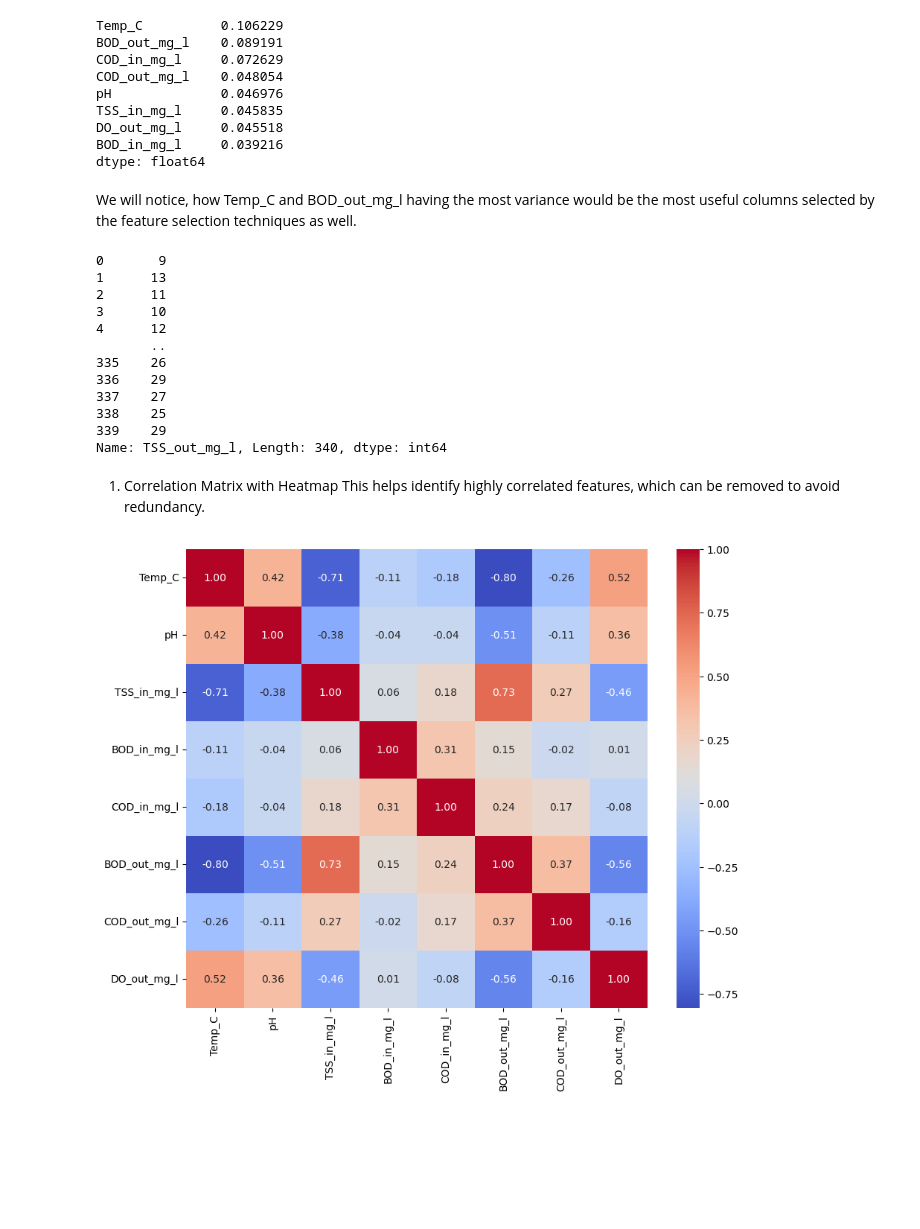
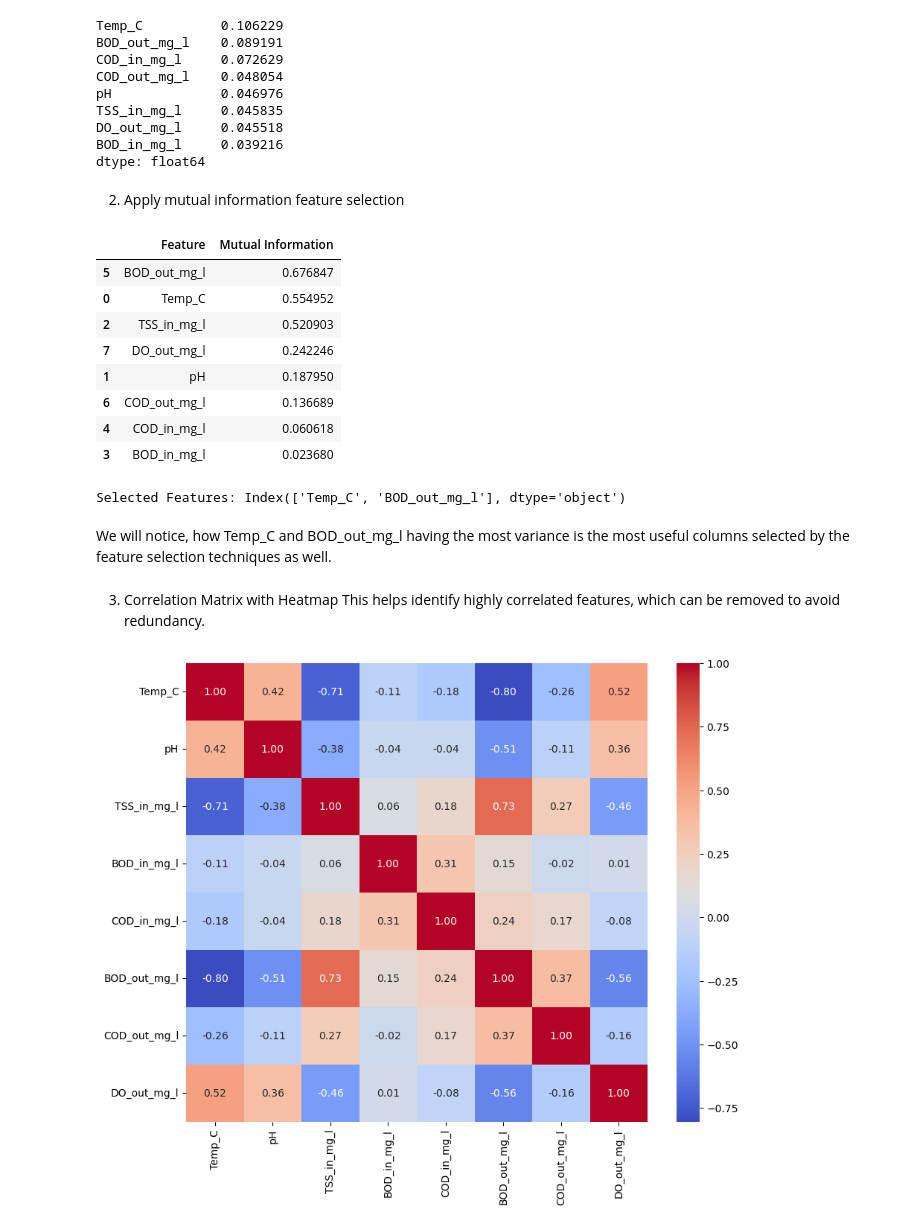
Before and after one commit to rajatchauhan99/Waste-Water-Treatment-Plant, a Jupyter notebook: notebooks/feature_selection.ipynb, the cells around one changed output. Drawn from its saved outputs; the diff is of its cells as text; code cells hidden in the pictures; blank space fills up the shorter version.

Commit message:
tried MI feature selection technique

```diff
--- a/notebooks/feature_selection.ipynb
+++ b/notebooks/feature_selection.ipynb
@@ -76,31 +124,58 @@ TSS_in_mg_l     0.045835
 DO_out_mg_l     0.045518
 BOD_in_mg_l     0.039216
 dtype: float64
+# %% [markdown]
+2. Apply mutual information feature selection
+# %%
+import pandas as pd
+import numpy as np
+from sklearn.feature_selection import mutual_info_classif
+
+# Calculate mutual information between each feature and the target
+mi = mutual_info_classif(X, y)
+
+# Create a DataFrame to show the results
+mi_df = pd.DataFrame({
+    'Feature': X.columns,
+    'Mutual Information': mi
+})
+
+# Sort the features by mutual information score
+mi_df = mi_df.sort_values(by='Mutual Information', ascending=False)
+
+mi_df
+# %% [output]
+|  | Feature | Mutual Information |
+| 5 | BOD_out_mg_l | 0.676847 |
+| 0 | Temp_C | 0.554952 |
+| 2 | TSS_in_mg_l | 0.520903 |
+| 7 | DO_out_mg_l | 0.242246 |
+| 1 | pH | 0.187950 |
+| 6 | COD_out_mg_l | 0.136689 |
+| 4 | COD_in_mg_l | 0.060618 |
+| 3 | BOD_in_mg_l | 0.023680 |
+# %%
+from sklearn.feature_selection import SelectKBest, mutual_info_classif
+
+# Select the top 2 features based on mutual information
+selector = SelectKBest(mutual_info_classif, k=2)
+X_new = selector.fit_transform(X, y)
+
+# Get the names of the selected features
+selected_features = X.columns[selector.get_support()]
+
+print("Selected Features:", selected_features)
+# %% [output]
+Selected Features: Index(['Temp_C', 'BOD_out_mg_l'], dtype='object')
 # %% [markdown]
-We will notice, how Temp_C and BOD_out_mg_l having the most variance would be the most useful columns selected by the feature selection techniques as well.
+We will notice, how Temp_C and BOD_out_mg_l having the most variance is the most useful columns selected by the feature selection techniques as well.
-# %%
-y = df["TSS_out_mg_l"]
-y
-# %% [output]
-0       9
-1      13
-2      11
-3      10
-4      12
-       ..
-335    26
-336    29
-337    27
-338    25
-339    29
-Name: TSS_out_mg_l, Length: 340, dtype: int64
 # %%
 from sklearn.model_selection import train_test_split
 
 # Split your data into training and test sets
 X_train, X_test, y_train, y_test = train_test_split(X, y, test_size=0.2, random_state=42)
 # %% [markdown]
-1. Correlation Matrix with Heatmap
+3. Correlation Matrix with Heatmap
 This helps identify highly correlated features, which can be removed to avoid redundancy.
 # %%
 import seaborn as sns
```
Also changed, not shown: parts of 14 cells of this notebook.
